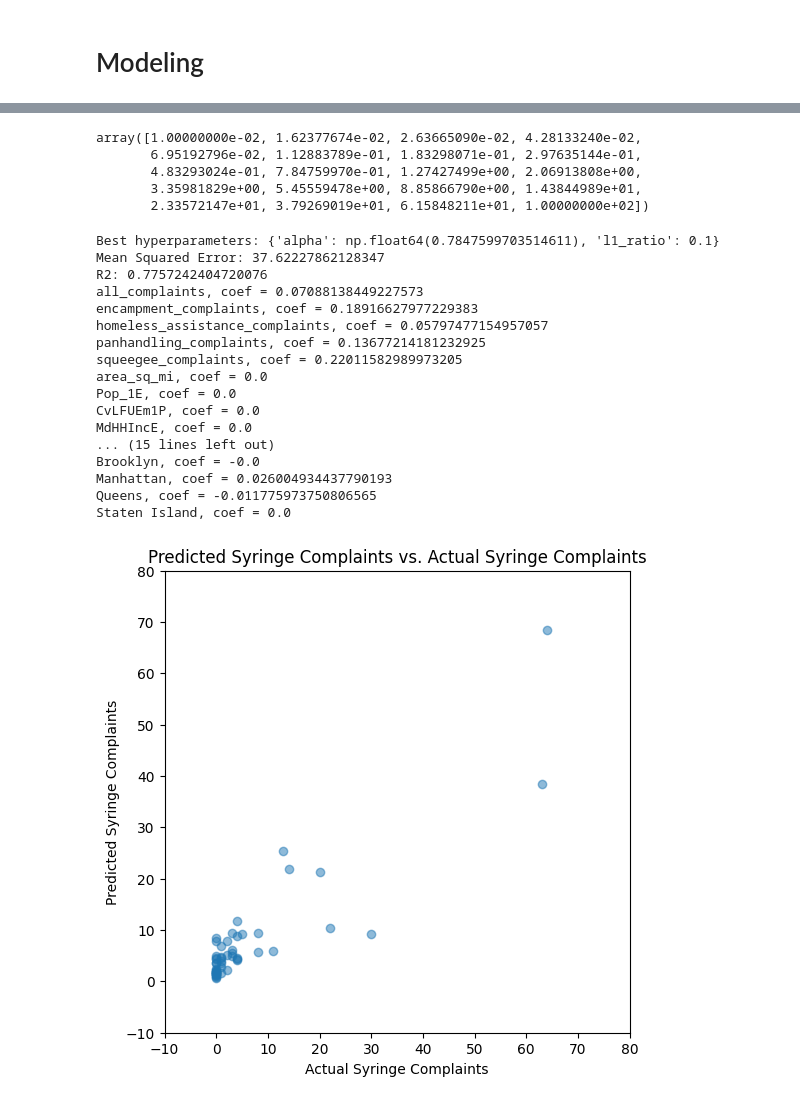
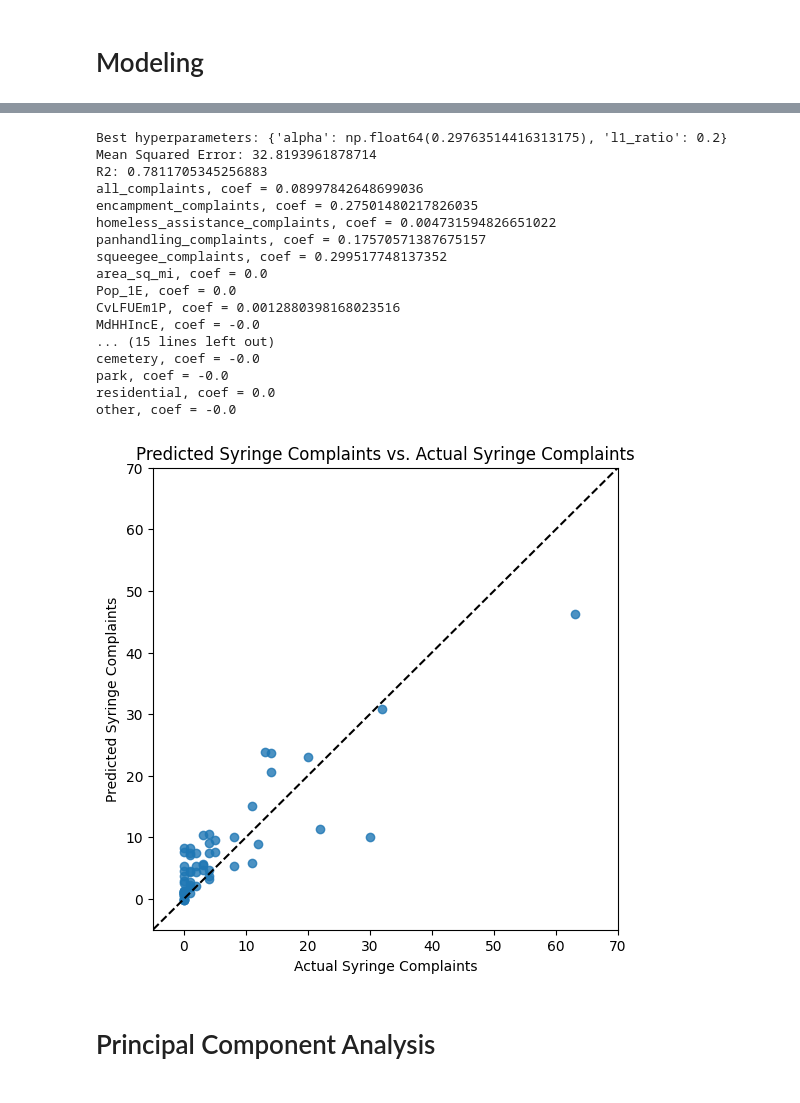
Before and after one commit to abretti/em212-applied-data-science, a Jupyter notebook: Final_Project.ipynb, the cells around one changed output, grey strips where cells are left out. Drawn from its saved outputs; the diff is of its cells as text; code cells hidden in the pictures.

```diff
--- a/Final_Project.ipynb
+++ b/Final_Project.ipynb
@@ -701,6 +696,3 @@ complaints_by_nta[['Bronx', 'Brooklyn', 'Manhattan', 'Queens', 'Staten Island']]
-# %%
-# Drop "BoroName"
-complaints_by_nta.drop(columns = 'BoroName', inplace = True)
 # %%
 # View the correlation matrix
 fig, ax = plt.subplots(figsize = (10, 10))
@@ -743,8 +749,8 @@ X_var_names = ['all_complaints', 'encampment_complaints', 'homeless_assistance_c
                'CvLFUEm1P', 'MdHHIncE', 'PvU50P', 'Pv500plP', 'VacHUP', 'ROcHU1P',
                'GRPI30plP', 'nearest_dropoff_dist_mi', 'nearest_available_dropoff_dist_mi',
                'times_square_dist_mi', 'hotels_per_sq_mi',
-               'airport', 'cemetery', 'park', 'residential', 'other',
-               'Bronx', 'Brooklyn', 'Manhattan', 'Queens', 'Staten Island']
+               'Bronx', 'Brooklyn', 'Manhattan', 'Queens', 'Staten Island',
+               'airport', 'cemetery', 'park', 'residential', 'other']
 
 X = complaints_by_nta[X_var_names]
 
@@ -753,27 +759,19 @@ y = complaints_by_nta[['syringe_complaints']]
 # Replace NaN with 0 in X
 X = X.fillna(0)
 
-# Split the data into train, test, and val sets
-X_train, X_test, y_train, y_test = train_test_split(X, y, test_size = 0.2, random_state = 212)
+# Split the data into train and test sets
+X_train, X_test, y_train, y_test = train_test_split(X, y, test_size = 0.25, random_state = 212)
 # %%
-# Normalize the train, test, and val data based on the train data
+# Scale the train, test, and val data based on the train data
 X_mean = X_train.mean()
 X_std = X_train.std()
-X_train_norm = (X_train - X_mean) / X_std
-X_test_norm = (X_test - X_mean) / X_std
+X_train_scale = (X_train - X_mean) / X_std
+X_test_scale = (X_test - X_mean) / X_std
 
 y_mean = y_train.mean()
 y_std = y_train.std()
-y_train_norm = (y_train - y_mean) / y_std
-y_test_norm = (y_test - y_mean) / y_std
+y_train_scale = (y_train - y_mean) / y_std
+y_test_scale = (y_test - y_mean) / y_std
-# %%
-np.logspace(-2, 2, 20)
-# %% [output]
-array([1.00000000e-02, 1.62377674e-02, 2.63665090e-02, 4.28133240e-02,
-       6.95192796e-02, 1.12883789e-01, 1.83298071e-01, 2.97635144e-01,
-       4.83293024e-01, 7.84759970e-01, 1.27427499e+00, 2.06913808e+00,
-       3.35981829e+00, 5.45559478e+00, 8.85866790e+00, 1.43844989e+01,
-       2.33572147e+01, 3.79269019e+01, 6.15848211e+01, 1.00000000e+02])
 # %%
 # Define a grid of hyperparameters for ElasticNet regularization
 # 'alpha' controls overall regularization strength
@@ -788,7 +786,7 @@ linear_model = ElasticNet(random_state = 212)
 grid_search = GridSearchCV(linear_model, param_grid, cv = 5, scoring='r2')
 
 # Fit the model to the training data
-grid_search.fit(X_train_norm, y_train_norm)
+grid_search.fit(X_train_scale, y_train_scale)
 
 # Print the best hyperparameters
 print("Best hyperparameters:", grid_search.best_params_)
@@ -796,11 +794,11 @@ print("Best hyperparameters:", grid_search.best_params_)
 # Get the best model
 best_linear_model = grid_search.best_estimator_
 
-# Predict on the normalized test set
-y_pred_norm = best_linear_model.predict(X_test_norm)
+# Predict on the scaled test set
+y_pred_scale = best_linear_model.predict(X_test_scale)
 
-# De-normalize the predictions
-y_pred = y_pred_norm * y_std.values + y_mean.values
+# Unscale the predictions
+y_pred = y_pred_scale * y_std.values + y_mean.values
 
 # Print the mean squared error and R2 of the best model
 print('Mean Squared Error:', metrics.mean_squared_error(y_test, y_pred))
@@ -810,32 +808,35 @@ print('R2:', metrics.r2_score(y_test, y_pred))
 for i, coef in enumerate(best_linear_model.coef_):
   print(f'{X_var_names[i]}, coef = {coef}')
 # %% [output]
-Best hyperparameters: {'alpha': np.float64(0.7847599703514611), 'l1_ratio': 0.1}
-Mean Squared Error: 37.62227862128347
-R2: 0.7757242404720076
-all_complaints, coef = 0.07088138449227573
-encampment_complaints, coef = 0.18916627977229383
-homeless_assistance_complaints, coef = 0.05797477154957057
-panhandling_complaints, coef = 0.13677214181232925
-squeegee_complaints, coef = 0.22011582989973205
+Best hyperparameters: {'alpha': np.float64(0.29763514416313175), 'l1_ratio': 0.2}
+Mean Squared Error: 32.8193961878714
+R2: 0.7811705345256883
+all_complaints, coef = 0.08997842648699036
+encampment_complaints, coef = 0.27501480217826035
+homeless_assistance_complaints, coef = 0.004731594826651022
+panhandling_complaints, coef = 0.17570571387675157
+squeegee_complaints, coef = 0.299517748137352
 area_sq_mi, coef = 0.0
 Pop_1E, coef = 0.0
-CvLFUEm1P, coef = 0.0
-MdHHIncE, coef = 0.0
+CvLFUEm1P, coef = 0.0012880398168023516
+MdHHIncE, coef = -0.0
 ... (15 lines left out)
-Brooklyn, coef = -0.0
-Manhattan, coef = 0.026004934437790193
-Queens, coef = -0.011775973750806565
-Staten Island, coef = 0.0
+cemetery, coef = -0.0
+park, coef = -0.0
+residential, coef = 0.0
+other, coef = -0.0
 # %%
 # Plot y_pred vs y_test
 fig, ax = plt.subplots(figsize = (6, 6))
-ax.scatter(y_test, y_pred, alpha = 0.5)
-ax.set_xlim(-10, 80)
-ax.set_ylim(-10, 80)
+ax.scatter(y_test, y_pred, alpha = 0.8)
+ax.plot(np.linspace(-10, 70, 80), np.linspace(-10, 70, 80), 'k--')
+ax.set_xlim(-5, 70)
+ax.set_ylim(-5, 70)
 ax.set_title('Predicted Syringe Complaints vs. Actual Syringe Complaints')
 ax.set_xlabel('Actual Syringe Complaints')
 ax.set_ylabel('Predicted Syringe Complaints')
 plt.show()
 # %% [output]
-[figure, old version]
+[figure, new version]
+# %% [markdown]
+# Principal Component Analysis
```
Also changed, not shown: parts of 23 cells of this notebook.
